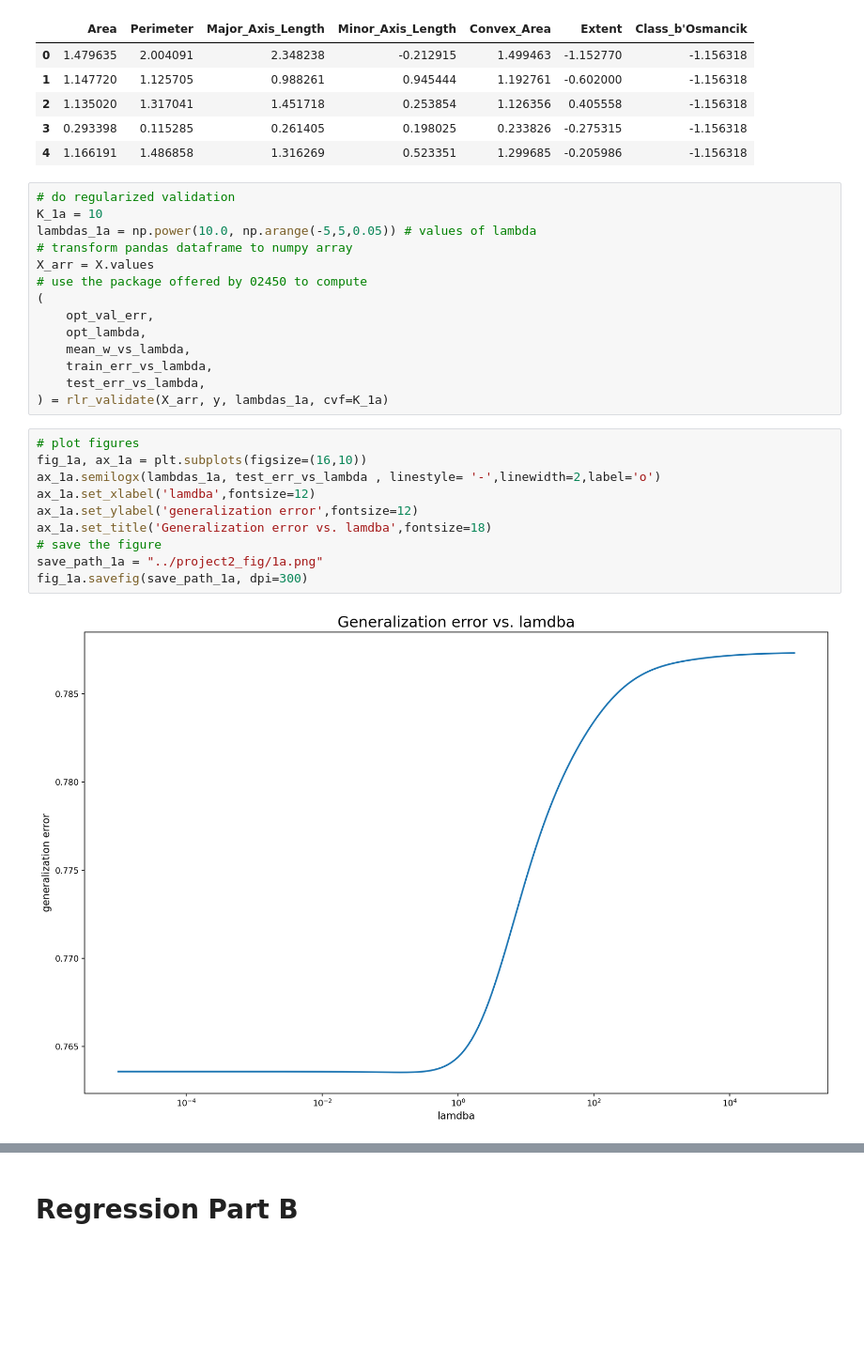
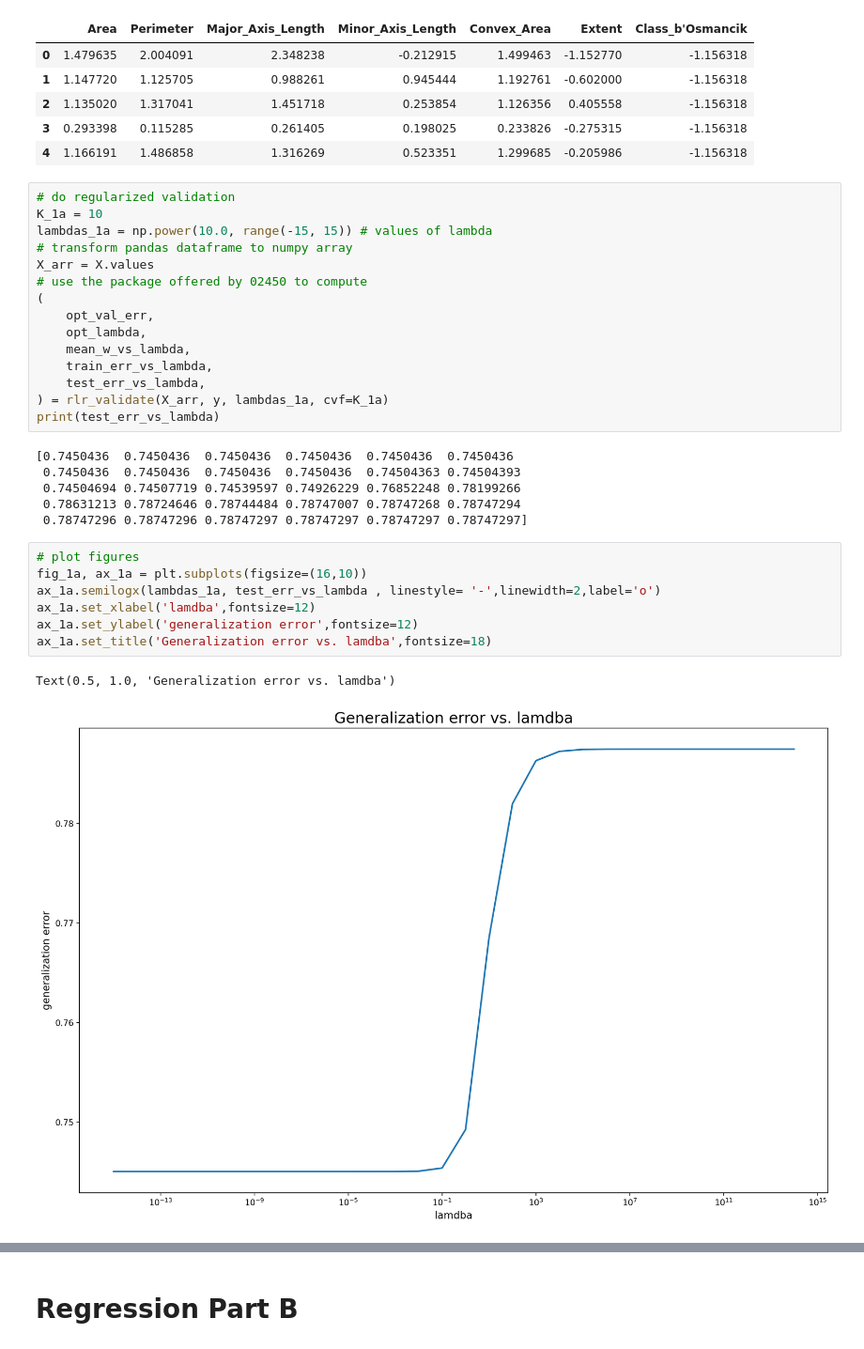
Before and after one commit to y-zhong21/02450project2-group66, a Jupyter notebook: project2.ipynb, the cells around one changed output, grey strips where cells are left out. Shown at 94% size. Drawn from its saved outputs; the diff is of its cells as text; blank space fills up the shorter version.

```diff
--- a/project2.ipynb
+++ b/project2.ipynb
@@ -103,7 +110,7 @@ dtype: float64
 # %%
 # do regularized validation
 K_1a = 10
-lambdas_1a = np.power(10.0, np.arange(-5,5,0.05)) # values of lambda
+lambdas_1a = np.power(10.0, range(-15, 15)) # values of lambda
 # transform pandas dataframe to numpy array
 X_arr = X.values
 # use the package offered by 02450 to compute
@@ -114,15 +121,20 @@ X_arr = X.values
     train_err_vs_lambda,
     test_err_vs_lambda,
 ) = rlr_validate(X_arr, y, lambdas_1a, cvf=K_1a)
+print(test_err_vs_lambda)
+# %% [output]
+[0.7450436  0.7450436  0.7450436  0.7450436  0.7450436  0.7450436
+ 0.7450436  0.7450436  0.7450436  0.7450436  0.74504363 0.74504393
+ 0.74504694 0.74507719 0.74539597 0.74926229 0.76852248 0.78199266
+ 0.78631213 0.78724646 0.78744484 0.78747007 0.78747268 0.78747294
+ 0.78747296 0.78747296 0.78747297 0.78747297 0.78747297 0.78747297]
 # %%
 # plot figures
 fig_1a, ax_1a = plt.subplots(figsize=(16,10))
 ax_1a.semilogx(lambdas_1a, test_err_vs_lambda , linestyle= '-',linewidth=2,label='o')
 ax_1a.set_xlabel('lamdba',fontsize=12)
 ax_1a.set_ylabel('generalization error',fontsize=12)
 ax_1a.set_title('Generalization error vs. lamdba',fontsize=18)
-# save the figure
-save_path_1a = "../project2_fig/1a.png"
-fig_1a.savefig(save_path_1a, dpi=300)
 # %% [output]
+Text(0.5, 1.0, 'Generalization error vs. lamdba')
-[figure, old version]
+[figure, new version]
```
Also changed, not shown: parts of 11 cells of this notebook.
